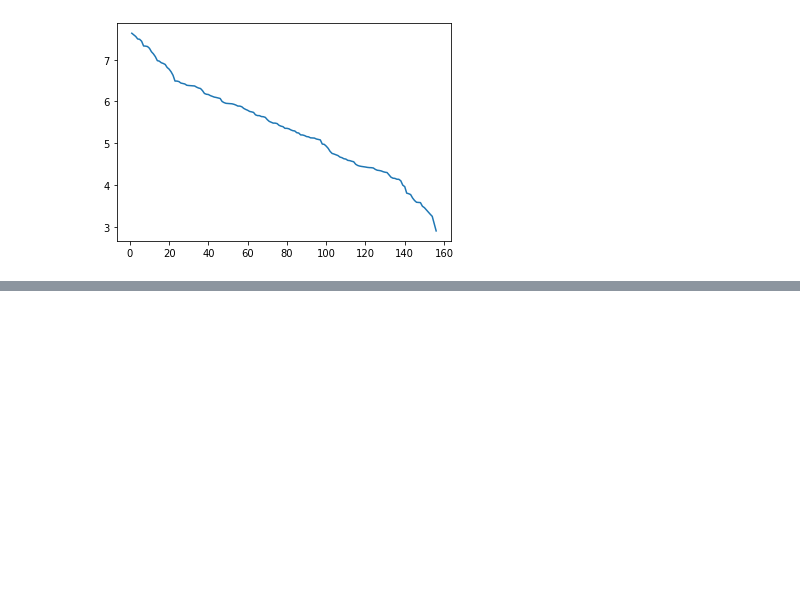
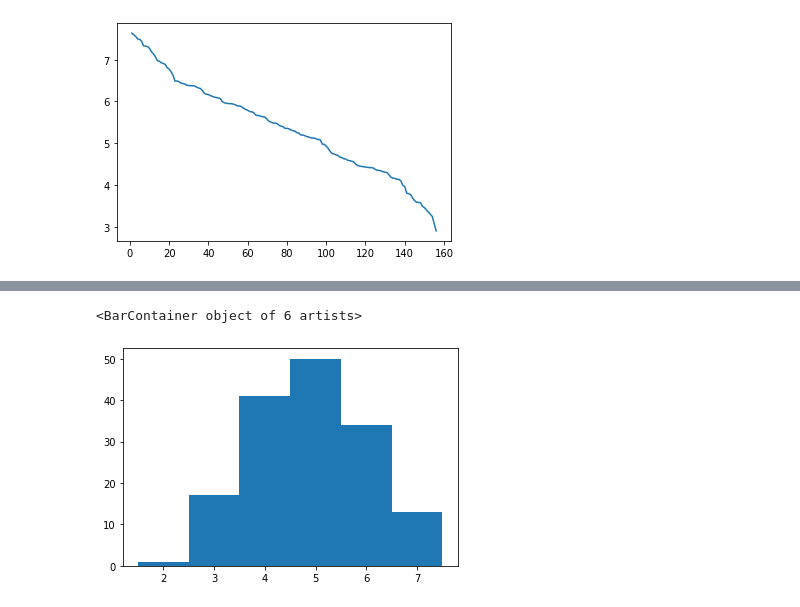
Before and after one commit to sagarbhadra7/Data-Science, a Jupyter notebook: Matplotlib_practice.ipynb, the cells around one changed output, grey strips where cells are left out. Saved outputs shown, nothing was run; the diff lists cells and outputs as text; code cells hidden in the pictures; blank space fills up the shorter version.

```diff
--- a/Matplotlib_practice.ipynb
+++ b/Matplotlib_practice.ipynb
@@ -17,3 +83,5 @@ plt.plot(df['Rank'],df['Score'])
+# %%
+df['Score']=df['Score'].apply(int)
 # %%
 df.dtypes
 # %% [output]
@@ -41,0 +99,2 @@ plt.show()
+# %%
+score_count=df['Score'].value_counts()
@@ -41,0 +111,5 @@ plt.show()
+# %%
+plt.bar(score_count.index,score_count,width=1)
+# %% [output]
+<BarContainer object of 6 artists>
+[figure, added]
```
Also changed, not shown: parts of 14 cells of this notebook.
